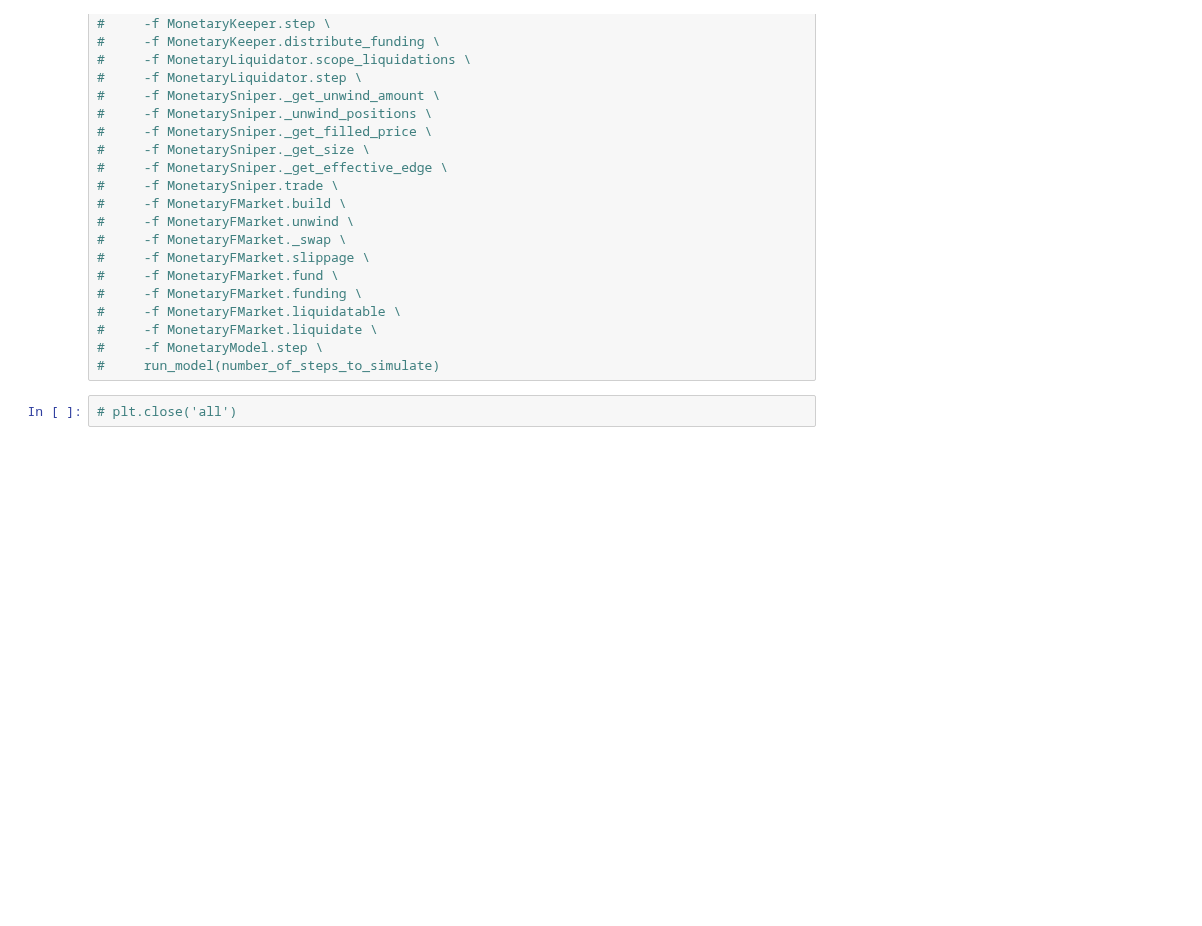
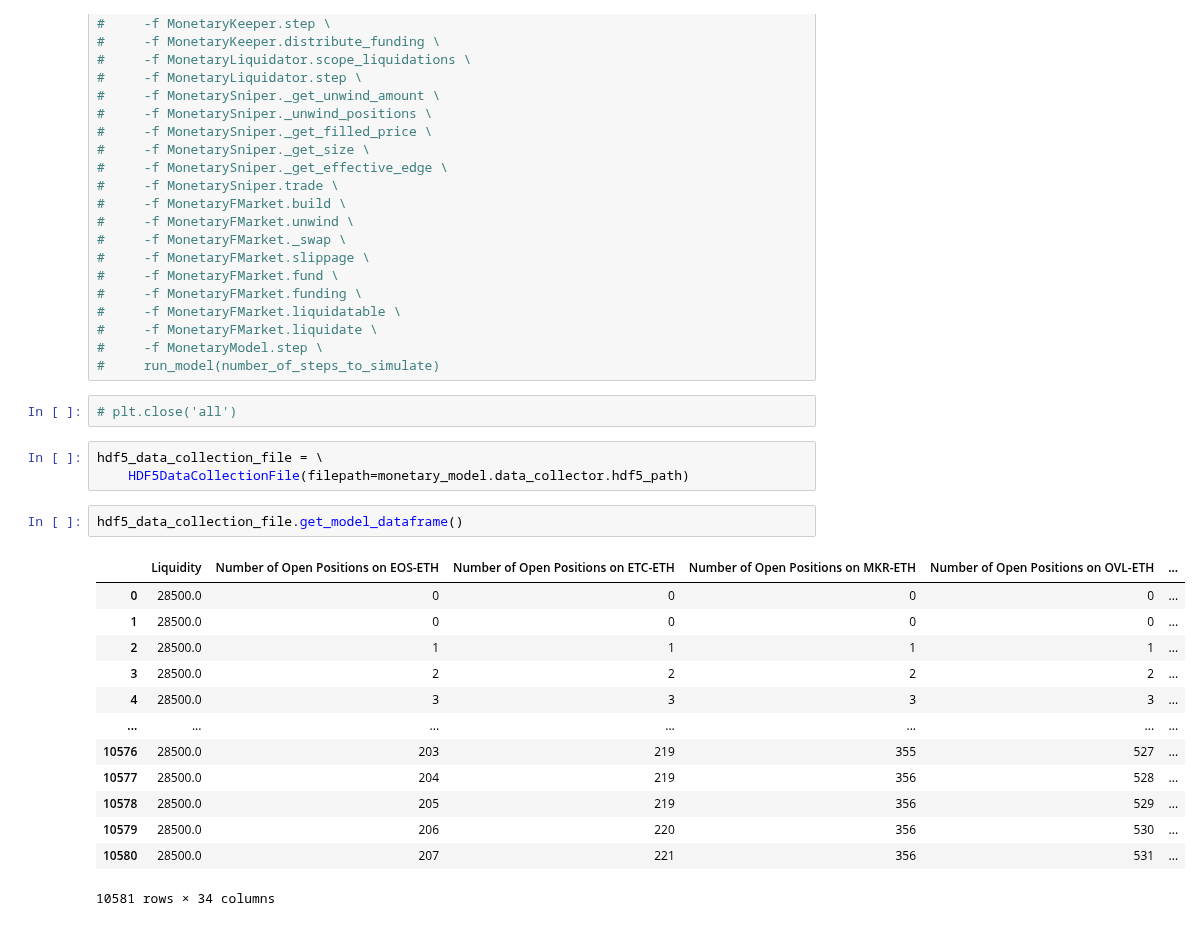
Before and after one commit to overlay-market/overlay-monetary, a Jupyter notebook: notebooks/Agent Based Simulation Long-Run Analysis with Snipers and Liquidators (1m data quoted in ETH).ipynb, the cells around one changed output. Saved outputs shown, nothing was run; the diff lists cells and outputs as text; blank space fills up the shorter version.

```diff
--- a/notebooks/Agent Based Simulation Long-Run Analysis with Snipers and Liquidators (1m data quoted in ETH).ipynb
+++ b/notebooks/Agent Based Simulation Long-Run Analysis with Snipers and Liquidators (1m data quoted in ETH).ipynb
@@ -896,3 +903,22 @@ for i, ticker in enumerate(tickers_with_ovl):
 #     run_model(number_of_steps_to_simulate)
 # %%
 # plt.close('all')
+# %%
+hdf5_data_collection_file = \
+    HDF5DataCollectionFile(filepath=monetary_model.data_collector.hdf5_path)
+# %%
+hdf5_data_collection_file.get_model_dataframe()
+# %% [output]
+|  | Liquidity | Number of Open Positions on EOS-ETH | Number of Open Positions on ETC-ETH | Number of Open Positions on MKR-ETH | Number of Open Positions on OVL-ETH | ... |
+| 0 | 28500.0 | 0 | 0 | 0 | 0 | ... |
+| 1 | 28500.0 | 0 | 0 | 0 | 0 | ... |
+| 2 | 28500.0 | 1 | 1 | 1 | 1 | ... |
+| 3 | 28500.0 | 2 | 2 | 2 | 2 | ... |
+| 4 | 28500.0 | 3 | 3 | 3 | 3 | ... |
+| ... | ... | ... | ... | ... | ... | ... |
+| 10576 | 28500.0 | 203 | 219 | 355 | 527 | ... |
+| 10577 | 28500.0 | 204 | 219 | 356 | 528 | ... |
+| 10578 | 28500.0 | 205 | 219 | 356 | 529 | ... |
+| 10579 | 28500.0 | 206 | 220 | 356 | 530 | ... |
+| 10580 | 28500.0 | 207 | 221 | 356 | 531 | ... |
+10581 rows × 34 columns
```
Also changed, not shown: parts of 21 cells of this notebook, 1 other file.
